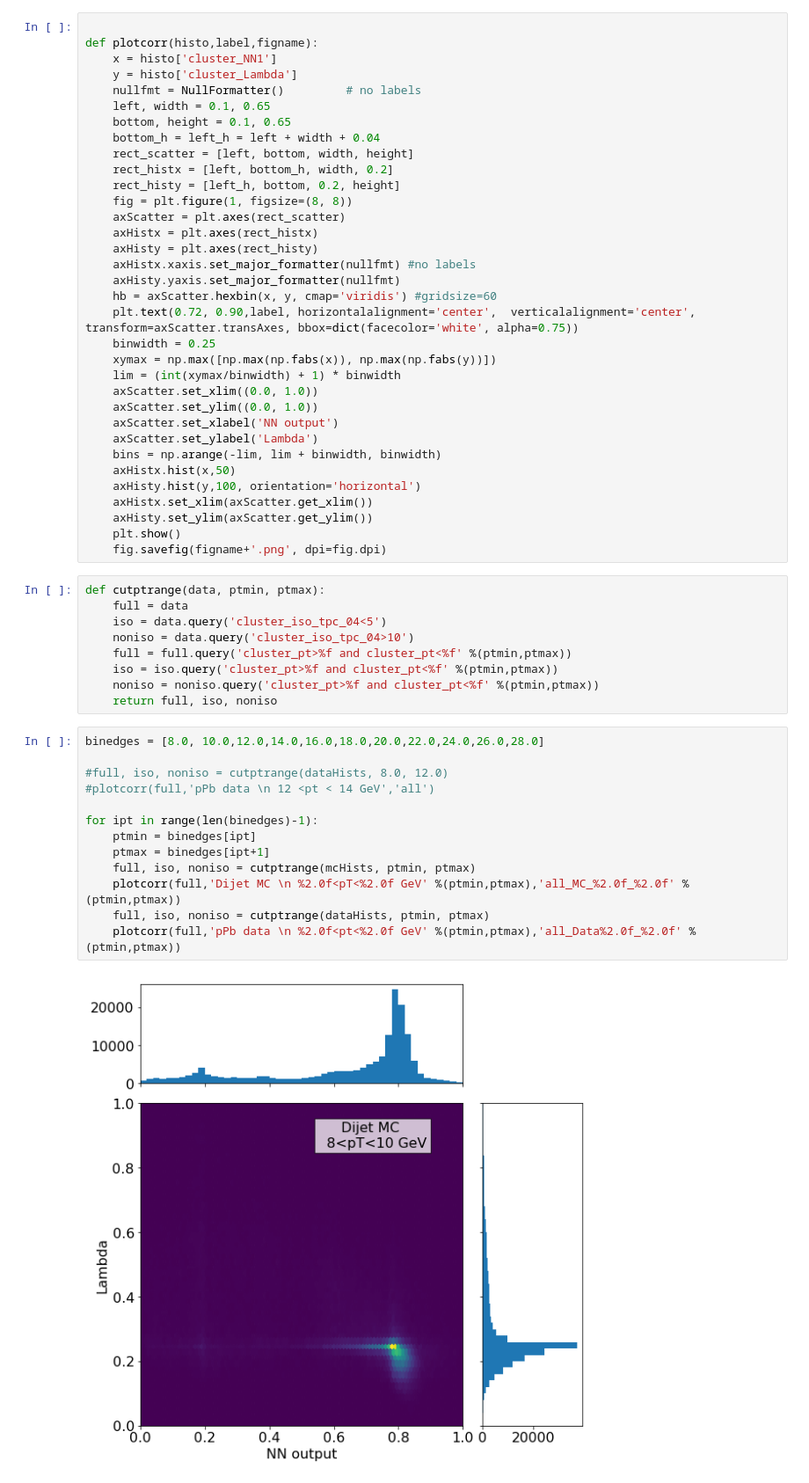
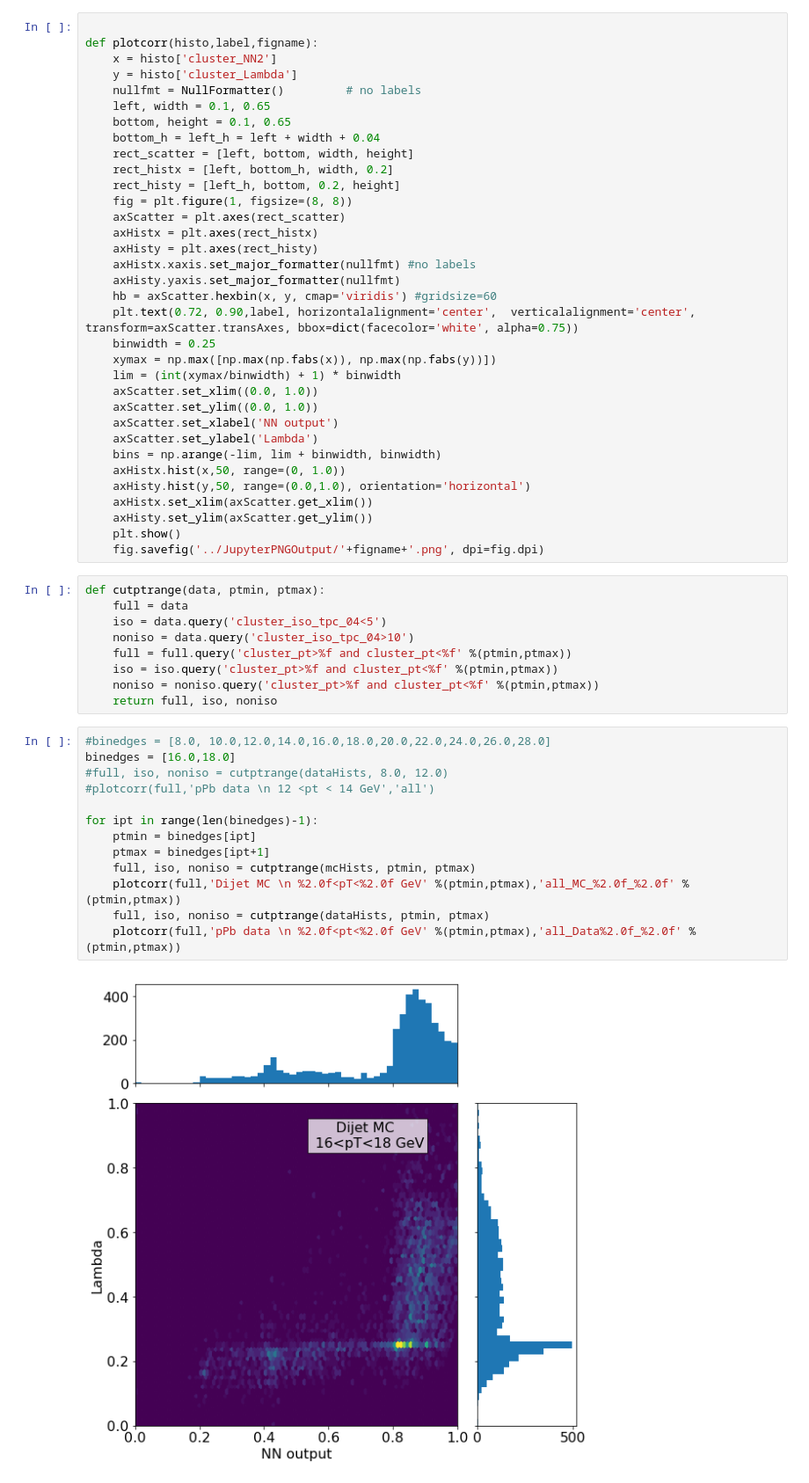
Before and after one commit to miguelignacio/CorrelationAnalysis, a Jupyter notebook: NtupleAnalysis/InputData/jupy.ipynb, the cells around one changed output. Shown at 88% size. Cells and saved outputs as stored; diff of their text form.

Commit message:
adding pt ranges

```diff
--- a/NtupleAnalysis/InputData/jupy.ipynb
+++ b/NtupleAnalysis/InputData/jupy.ipynb
@@ -69,7 +69,7 @@ mcHists = applyCuts(mcHists)
 # %%
 
 def plotcorr(histo,label,figname):
-    x = histo['cluster_NN1']
+    x = histo['cluster_NN2']
     y = histo['cluster_Lambda']
     nullfmt = NullFormatter()         # no labels
     left, width = 0.1, 0.65
@@ -94,12 +94,12 @@ def plotcorr(histo,label,figname):
     axScatter.set_xlabel('NN output')
     axScatter.set_ylabel('Lambda')
     bins = np.arange(-lim, lim + binwidth, binwidth)
-    axHistx.hist(x,50)
-    axHisty.hist(y,100, orientation='horizontal')
+    axHistx.hist(x,50, range=(0, 1.0))
+    axHisty.hist(y,50, range=(0.0,1.0), orientation='horizontal')
     axHistx.set_xlim(axScatter.get_xlim())
     axHisty.set_ylim(axScatter.get_ylim())
     plt.show()
-    fig.savefig(figname+'.png', dpi=fig.dpi)
+    fig.savefig('../JupyterPNGOutput/'+figname+'.png', dpi=fig.dpi)
 # %%
 def cutptrange(data, ptmin, ptmax):
     full = data
@@ -110,17 +110,17 @@ def cutptrange(data, ptmin, ptmax):
     noniso = noniso.query('cluster_pt>%f and cluster_pt<%f' %(ptmin,ptmax))
     return full, iso, noniso
 # %%
-binedges = [8.0, 10.0,12.0,14.0,16.0,18.0,20.0,22.0,24.0,26.0,28.0]
-
+#binedges = [8.0, 10.0,12.0,14.0,16.0,18.0,20.0,22.0,24.0,26.0,28.0]
+binedges = [16.0,18.0]
 #full, iso, noniso = cutptrange(dataHists, 8.0, 12.0)
 #plotcorr(full,'pPb data \n 12 <pt < 14 GeV','all')
 
 for ipt in range(len(binedges)-1):
     ptmin = binedges[ipt]
     ptmax = binedges[ipt+1]
     full, iso, noniso = cutptrange(mcHists, ptmin, ptmax)
     plotcorr(full,'Dijet MC \n %2.0f<pT<%2.0f GeV' %(ptmin,ptmax),'all_MC_%2.0f_%2.0f' %(ptmin,ptmax))
     full, iso, noniso = cutptrange(dataHists, ptmin, ptmax)
     plotcorr(full,'pPb data \n %2.0f<pt<%2.0f GeV' %(ptmin,ptmax),'all_Data%2.0f_%2.0f' %(ptmin,ptmax))
 # %% [output]
-[figure, old version]
+[figure, new version]
```
Also changed, not shown: parts of 1 cell of this notebook.
